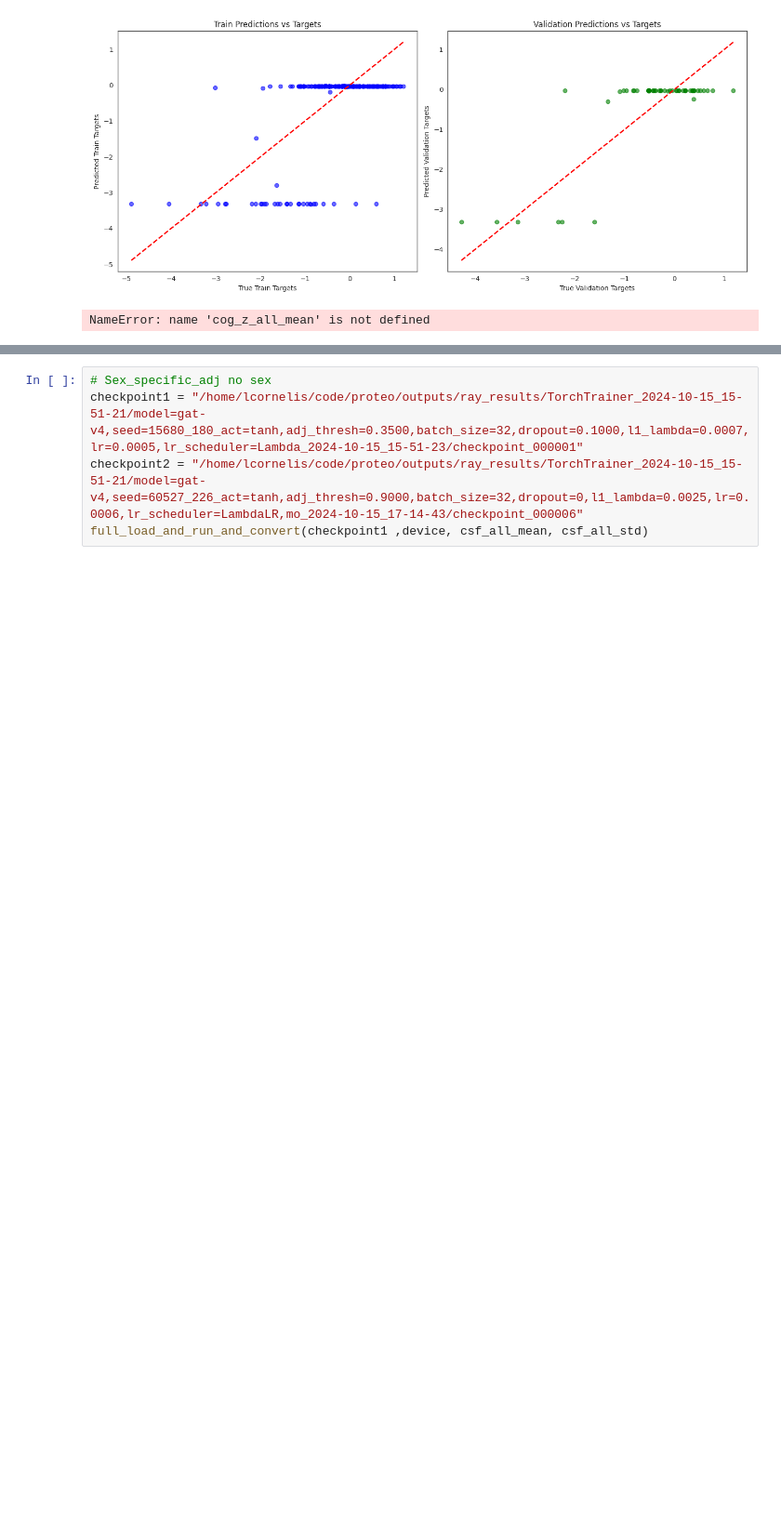
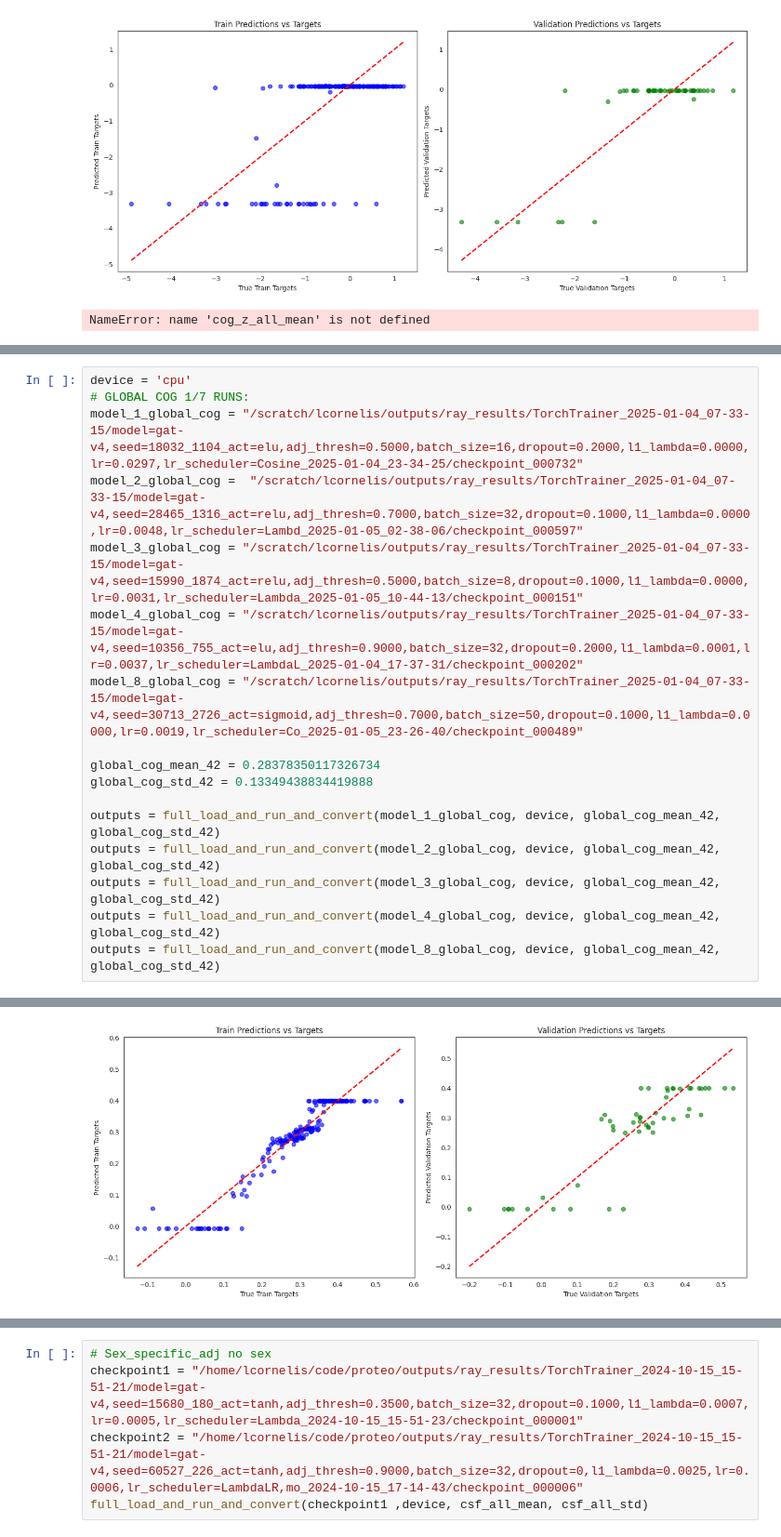
Before and after one commit to geometric-intelligence/proteo, a Jupyter notebook: proteo/checkpoint_analysis.ipynb, the cells around one changed output, grey strips where cells are left out. Shown at 93% size. Drawn from its saved outputs; the diff is of its cells as text; blank space fills up the shorter version.

```diff
--- a/proteo/checkpoint_analysis.ipynb
+++ b/proteo/checkpoint_analysis.ipynb
@@ -411,0 +472,18 @@ RuntimeError: Given normalized_shape=[7258], expected input with shape [*, 7258]
+# %%
+device = 'cpu'
+# GLOBAL COG 1/7 RUNS:
+model_1_global_cog = "/scratch/lcornelis/outputs/ray_results/TorchTrainer_2025-01-04_07-33-15/model=gat-v4,seed=18032_1104_act=elu,adj_thresh=0.5000,batch_size=16,dropout=0.2000,l1_lambda=0.0000,lr=0.0297,lr_scheduler=Cosine_2025-01-04_23-34-25/checkpoint_000732"
+model_2_global_cog =  "/scratch/lcornelis/outputs/ray_results/TorchTrainer_2025-01-04_07-33-15/model=gat-v4,seed=28465_1316_act=relu,adj_thresh=0.7000,batch_size=32,dropout=0.1000,l1_lambda=0.0000,lr=0.0048,lr_scheduler=Lambd_2025-01-05_02-38-06/checkpoint_000597"
+model_3_global_cog = "/scratch/lcornelis/outputs/ray_results/TorchTrainer_2025-01-04_07-33-15/model=gat-v4,seed=15990_1874_act=relu,adj_thresh=0.5000,batch_size=8,dropout=0.1000,l1_lambda=0.0000,lr=0.0031,lr_scheduler=Lambda_2025-01-05_10-44-13/checkpoint_000151"
+model_4_global_cog = "/scratch/lcornelis/outputs/ray_results/TorchTrainer_2025-01-04_07-33-15/model=gat-v4,seed=10356_755_act=elu,adj_thresh=0.9000,batch_size=32,dropout=0.2000,l1_lambda=0.0001,lr=0.0037,lr_scheduler=LambdaL_2025-01-04_17-37-31/checkpoint_000202"
+model_8_global_cog = "/scratch/lcornelis/outputs/ray_results/TorchTrainer_2025-01-04_07-33-15/model=gat-v4,seed=30713_2726_act=sigmoid,adj_thresh=0.7000,batch_size=50,dropout=0.1000,l1_lambda=0.0000,lr=0.0019,lr_scheduler=Co_2025-01-05_23-26-40/checkpoint_000489"
+
+global_cog_mean_42 = 0.28378350117326734
+global_cog_std_42 = 0.13349438834419888
+
+outputs = full_load_and_run_and_convert(model_1_global_cog, device, global_cog_mean_42, global_cog_std_42)
+outputs = full_load_and_run_and_convert(model_2_global_cog, device, global_cog_mean_42, global_cog_std_42)
+outputs = full_load_and_run_and_convert(model_3_global_cog, device, global_cog_mean_42, global_cog_std_42)
+outputs = full_load_and_run_and_convert(model_4_global_cog, device, global_cog_mean_42, global_cog_std_42)
+outputs = full_load_and_run_and_convert(model_8_global_cog, device, global_cog_mean_42, global_cog_std_42)
+# %% [output]
@@ -411,0 +507 @@ RuntimeError: Given normalized_shape=[7258], expected input with shape [*, 7258]
+[figure, added]
```
Also changed, not shown: parts of 6 cells of this notebook, 2 other files.
